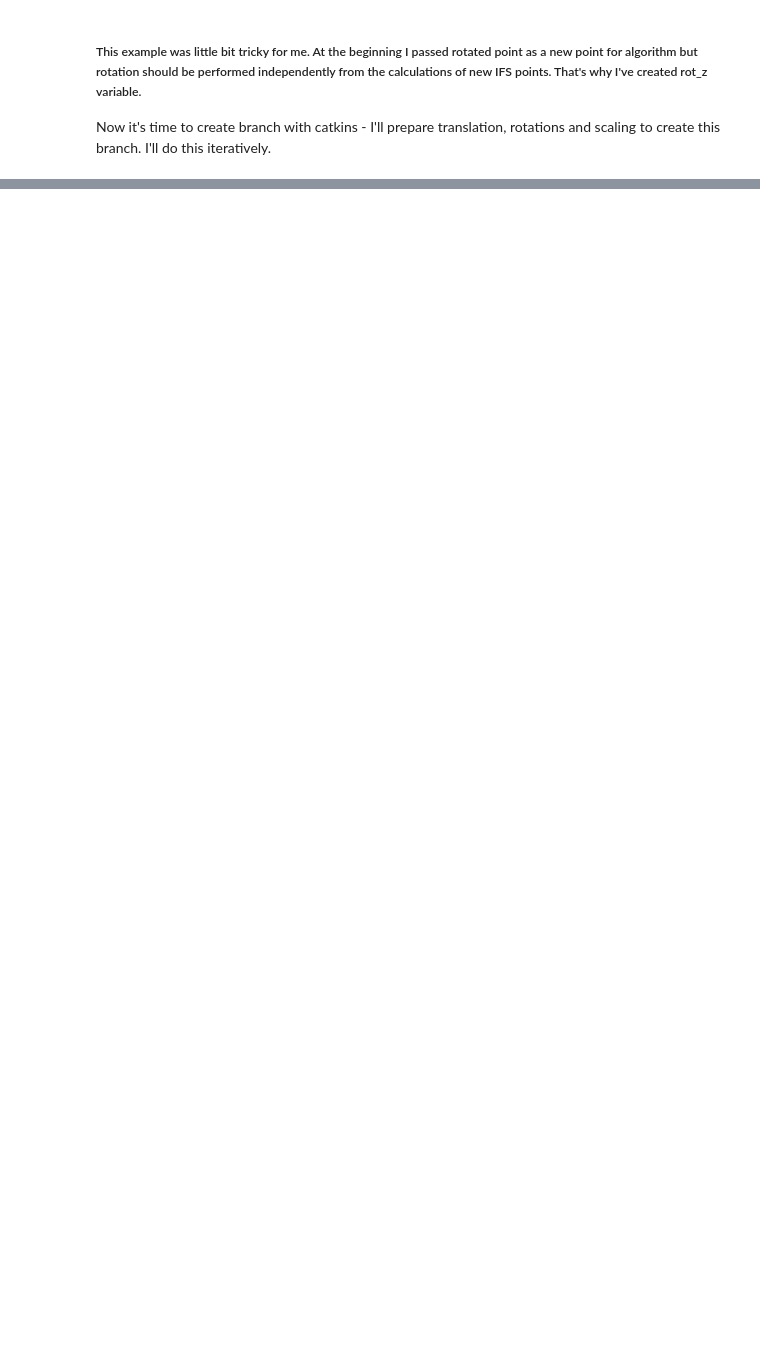
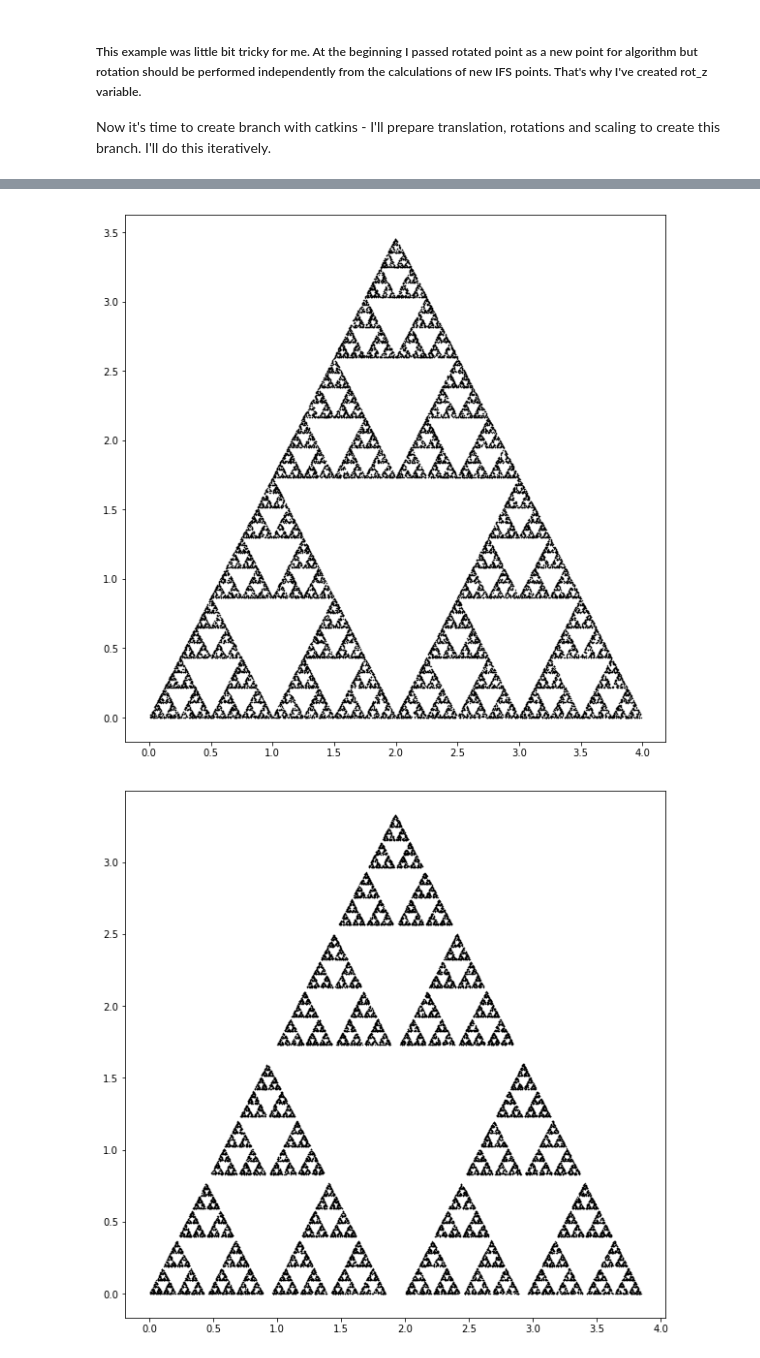
Before and after one commit to SimonMolinsky/fractals_and_chaos, a Jupyter notebook: chapter_04.ipynb, the cells around one changed output, grey strips where cells are left out. Saved outputs shown, nothing was run; the diff lists cells and outputs as text; code cells hidden in the pictures; blank space fills up the shorter version.

```diff
--- a/chapter_04.ipynb
+++ b/chapter_04.ipynb
@@ -835,0 +854,37 @@ plt.show()
+# %%
+def draw_triangles():
+    lambdas = [0.5, 0.48, 0.52]
+    functions = [1, 2, 3]
+    triangles = []
+
+    for L in lambdas:
+        triangle = []
+        x = 0.1
+        y = 0.1
+        for i in range(0, 30000):
+            choice = np.random.choice(functions)
+            nx = L * x
+            ny = L * y
+            if choice == 1:
+                triangle.append([nx, ny])
+            elif choice == 2:
+                nx = nx + 2
+                triangle.append([nx, ny])
+            else:
+                nx = nx + 1
+                ny = ny + np.sqrt(3)
+                triangle.append([nx, ny])
+            x = nx
+            y = ny
+        triangles.append(np.asarray(triangle))
+
+
+    for T in triangles:
+        plt.figure(figsize=(10,10))
+        plt.scatter(T[:, 0], T[:, 1], s=0.2, c='black')
+        plt.show()
+# %%
+draw_triangles()
+# %% [output]
+[figure, added]
+[figure, added]
```
Also changed, not shown: parts of 14 cells of this notebook, 3 other files.
